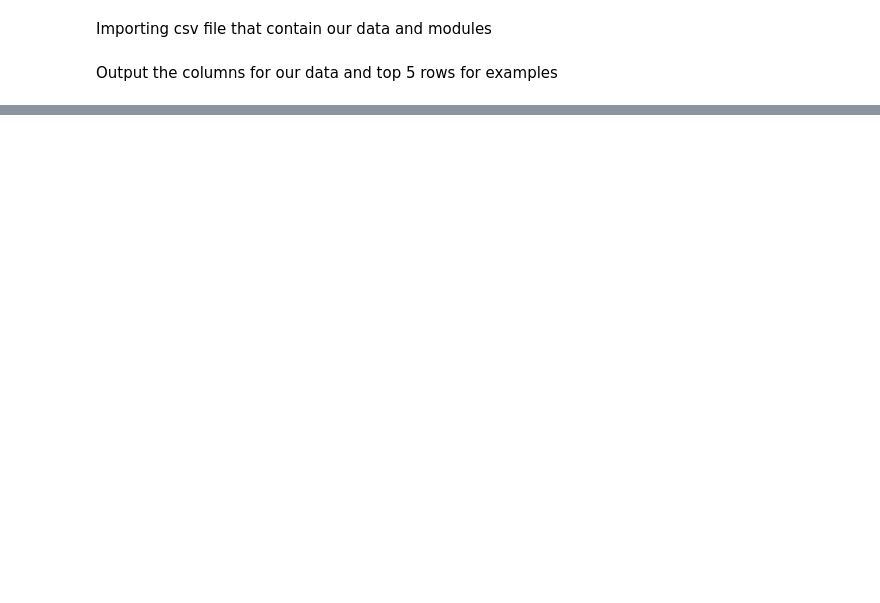
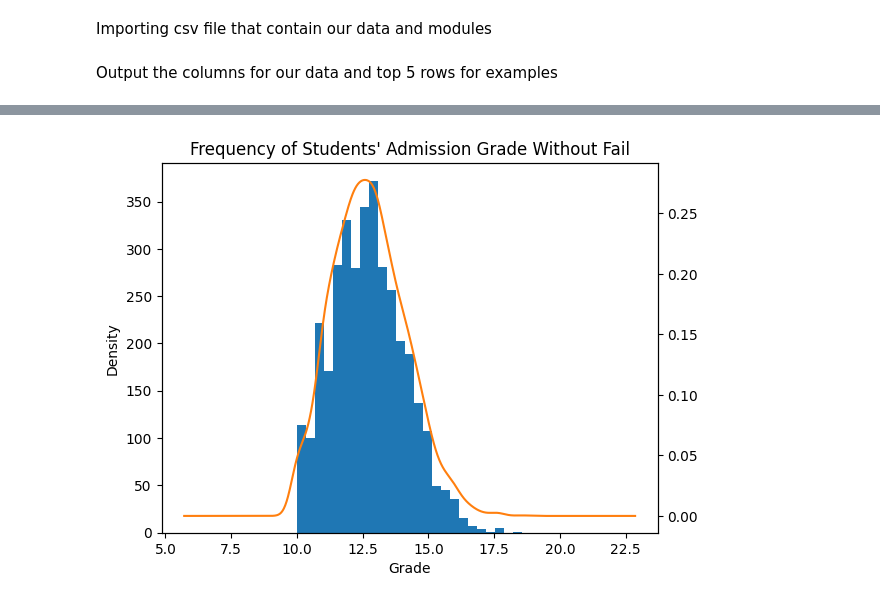
Before and after one commit to Firebolt/BusinessAnalyticsProject, a Jupyter notebook: Test.ipynb, the cells around one changed output, grey strips where cells are left out. Drawn from its saved outputs; the diff is of its cells as text; code cells hidden in the pictures; blank space fills up the shorter version.

```diff
--- a/Test.ipynb
+++ b/Test.ipynb
@@ -276,0 +372,8 @@ data
+# %%
+GradesWithoutFail = data.loc[data['Curricular units 2nd sem (grade)'] > 0]['Curricular units 2nd sem (grade)']
+SecondSemGradeHist = GradesWithoutFail.plot(kind='hist', title='Frequency of Students\' Admission Grade Without Fail', bins = 25)
+GradesWithoutFail.plot(kind='kde', ax = SecondSemGradeHist, secondary_y=True)
+SecondSemGradeHist.set_xlabel('Grade')
+plt.show()
+# %% [output]
+[figure, added]
```
Also changed, not shown: parts of 15 cells of this notebook, 2 other files.
